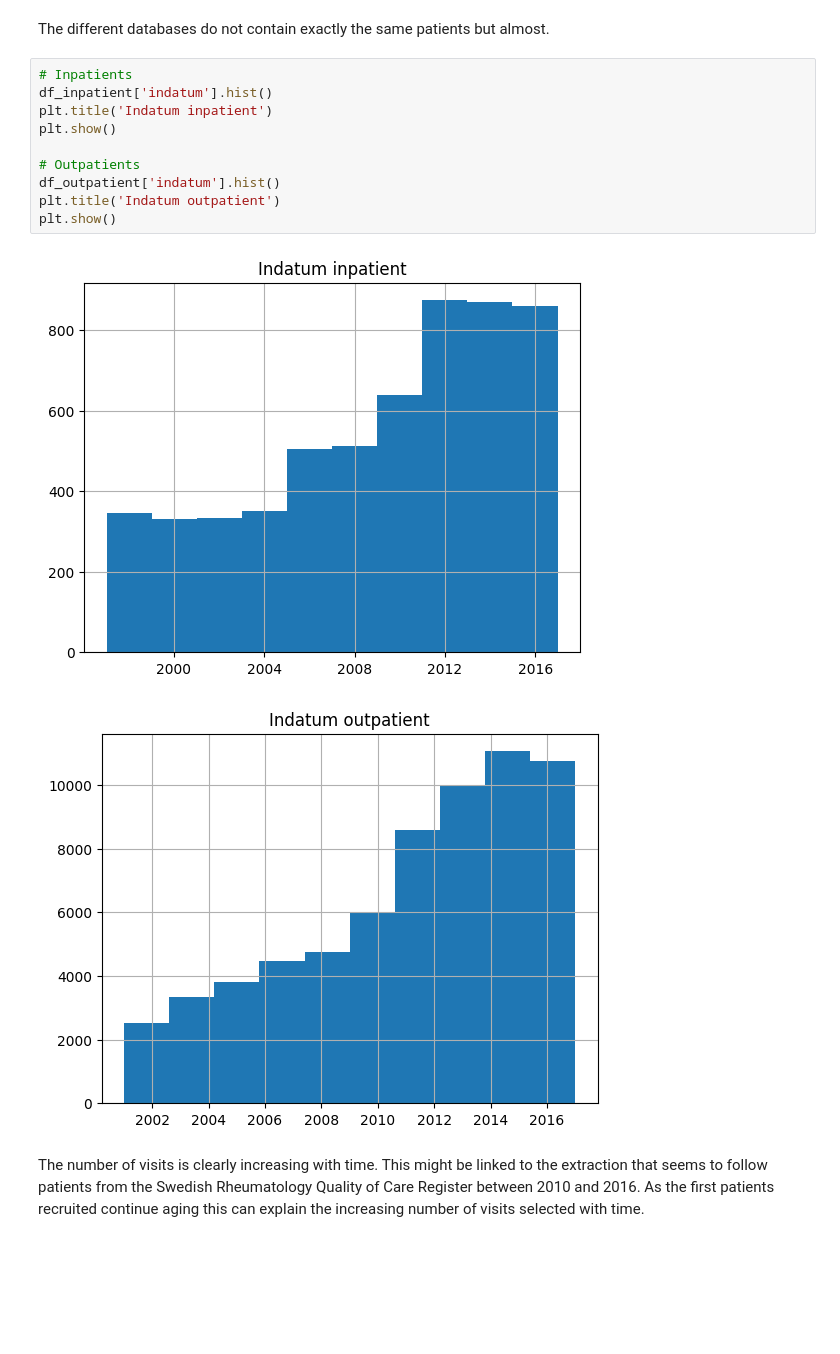
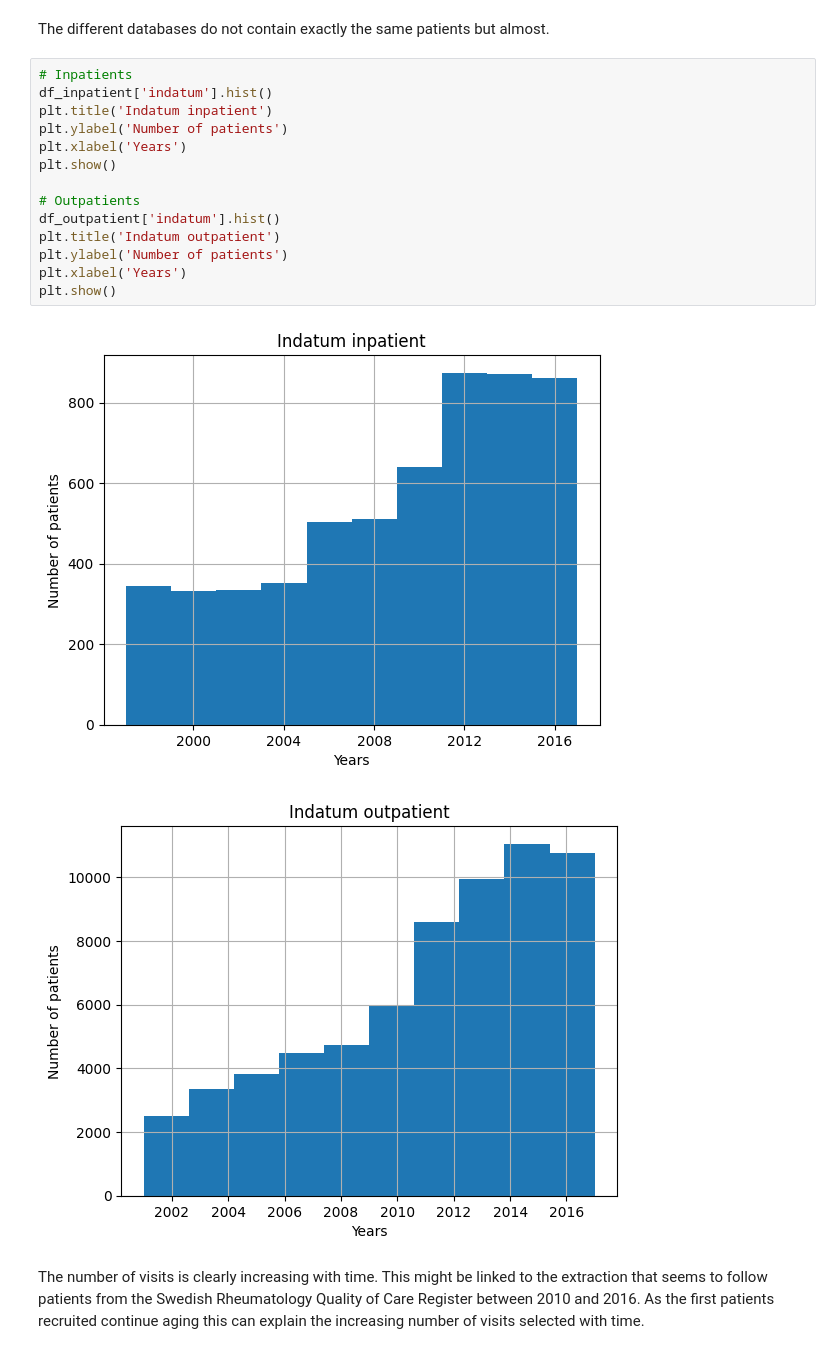
Before and after one commit to JulietteOrtholand/registery_data_test, a Jupyter notebook: assignment_1.ipynb, the cells around one changed output. Saved outputs shown, nothing was run; the diff lists cells and outputs as text; blank space fills up the shorter version.

```diff
--- a/assignment_1.ipynb
+++ b/assignment_1.ipynb
@@ -295,16 +297,20 @@ The different databases do not contain exactly the same patients but almost.
 # %%
 # Inpatients
 df_inpatient['indatum'].hist()
 plt.title('Indatum inpatient')
+plt.ylabel('Number of patients')
+plt.xlabel('Years')
 plt.show()
 
 # Outpatients
 df_outpatient['indatum'].hist()
 plt.title('Indatum outpatient')
+plt.ylabel('Number of patients')
+plt.xlabel('Years')
 plt.show()
 # %% [output]
-[figure, old version]
+[figure, new version]
-[figure, old version]
+[figure, new version]
 # %% [markdown]
 The number of visits is clearly increasing with time. This might be linked to the extraction that seems to follow patients from the Swedish Rheumatology Quality of Care Register between 2010 and 2016. As the first patients recruited continue aging this can explain the increasing number of visits selected with time.
 # %%
```
Also changed, not shown: parts of 14 cells of this notebook, 2 other files.
